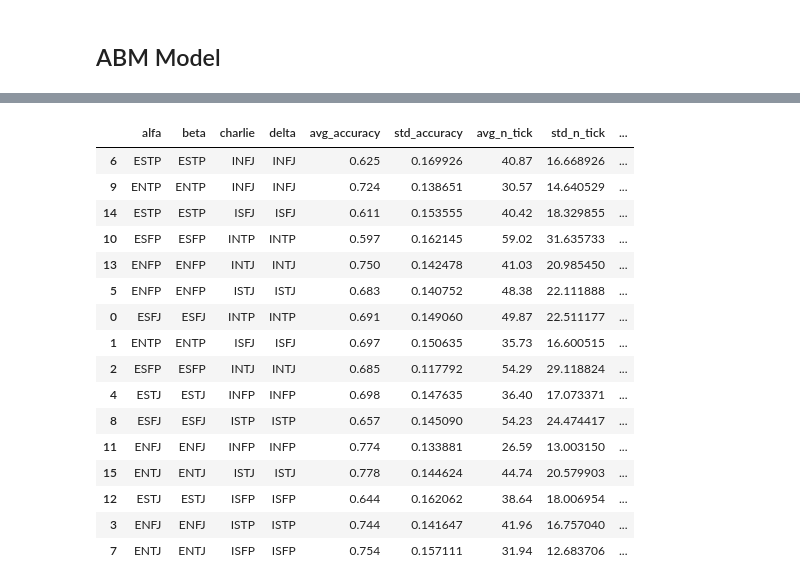
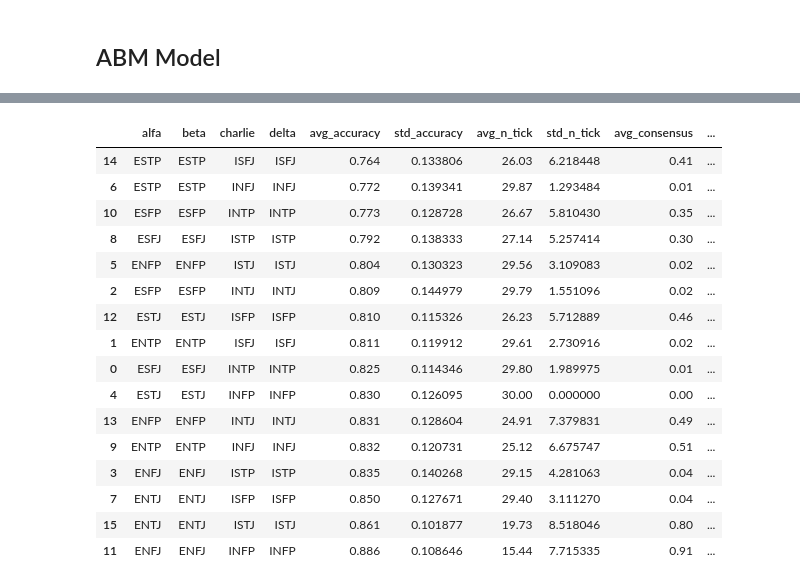
Before and after one commit to MinaAlmasi/ABM-study-group, a Jupyter notebook: ABM_Main.ipynb, the cells around one changed output, grey strips where cells are left out. Cells and saved outputs as stored; diff of their text form; code cells hidden in the pictures.

```diff
--- a/ABM_Main.ipynb
+++ b/ABM_Main.ipynb
@@ -328,6 +364,6 @@ print(studygroup1[0])
 # %%
 # Generating a True Solution
-true_solution_test = true_solution_generator(10, [1, 3])
+true_solution_test = true_solution_generator(10, [1, 2])
 # %%
 # Displaying the True Solution
 true_solution_test[0]
@@ -393,6 +429,7 @@ def exercise_run(student_list: list, max_ticks: int, n_part_exercises: int, rang
     n_tick_list = []
     weak_synergy_list = []
     strong_synergy_list = []
+    consensus_list = []
 
     ## ---- individual level ---- ###
     alfa_accuracy_list = []
@@ -433,6 +470,7 @@ def exercise_run(student_list: list, max_ticks: int, n_part_exercises: int, rang
         ## generating group solution ##
         group_solution = collaborative_solution(studygroup, max_ticks)
         n_tick_list.append(group_solution[1]) # appending the number of ticks
+        consensus_list.append(group_solution[2]) # appending whether a consensus was reached or not
 
         ## ---- MEASURES ---- ##
         ## calculating degree of adaptation ##
@@ -457,6 +495,7 @@ def exercise_run(student_list: list, max_ticks: int, n_part_exercises: int, rang
 
 
 
+    diversity_score = diversity_score_calculator(student_list)
 
     ## calculating the mean and standard deivations ##
     # ---- group level ---- #
@@ -465,6 +504,9 @@ def exercise_run(student_list: list, max_ticks: int, n_part_exercises: int, rang
 
     avg_group_n_tick = np.mean(n_tick_list)
     std_group_n_tick = np.std(n_tick_list)
+
+    avg_consensus = np.mean(consensus_list)
+    std_consensus = np.std(consensus_list)
 
     avg_weak_synergy  = np.mean(weak_synergy_list)
     std_weak_synergy = np.std(weak_synergy_list)
@@ -500,10 +542,13 @@ def exercise_run(student_list: list, max_ticks: int, n_part_exercises: int, rang
     'std_accuracy': std_group_accuracy,
     'avg_n_tick': avg_group_n_tick,
     'std_n_tick': std_group_n_tick,
+    'avg_consensus': avg_consensus,
+    'std_consensus': std_consensus,
     'avg_weak_synergy': avg_weak_synergy,
     'std_weak_synergy': std_weak_synergy,
     'avg_strong_synergy': avg_strong_synergy,
-    'std_strong_synergy': std_strong_synergy}
+    'std_strong_synergy': std_strong_synergy,
+    'diversity_score': diversity_score}
 
     exercise_run_list_ind = list(zip(student_list,
                                     [student_list, student_list, student_list, student_list],
@@ -514,7 +559,7 @@ def exercise_run(student_list: list, max_ticks: int, n_part_exercises: int, rang
     return exercise_run_dict_group, exercise_run_list_ind
 # %%
 def abm_model(condition, max_ticks: int, n_part_exercises: int, range_solution: list, n_simulations: int):
-    condition_group_df = pd.DataFrame(columns = ['alfa', 'beta', 'charlie', 'delta', 'avg_accuracy', 'std_accuracy', 'avg_n_tick', 'std_n_tick', 'avg_weak_synergy', 'std_weak_synergy', 'avg_strong_synergy', 'std_strong_synergy'])
+    condition_group_df = pd.DataFrame(columns = ['alfa', 'beta', 'charlie', 'delta', 'avg_accuracy', 'std_accuracy', 'avg_n_tick', 'std_n_tick', 'avg_consensus', 'std_consensus', 'avg_weak_synergy', 'std_weak_synergy', 'avg_strong_synergy', 'std_strong_synergy', 'diversity_score'])
     condition_ind_df = pd.DataFrame(columns=['type', 'studygroup', 'avg_accuracy', 'std_accuracy', 'avg_adaptation']) #'avg_accuracy', 'contribution', 'n_presentations'])
 
     for i in (range(len(condition.index))):
@@ -561,6 +606,6 @@ sorted_wsynergy_homogenous
 # %%
 fifty_ind, fifty_group = abm_model(condition = fiftyfifty,
-        max_ticks = 200,
+        max_ticks = 30,
         n_part_exercises = 10,
         range_solution = [1, 9],
         n_simulations = 100
@@ -568,23 +615,23 @@ fifty_ind, fifty_group = abm_model(condition = fiftyfifty,
 # %%
-sorted_wsynergy_fifty = fifty_group.sort_values("avg_weak_synergy", ascending = True)
+sorted_wsynergy_fifty = fifty_group.sort_values("avg_accuracy", ascending = True)
 sorted_wsynergy_fifty
 # %% [output]
-|  | alfa | beta | charlie | delta | avg_accuracy | std_accuracy | avg_n_tick | std_n_tick | ... |
-| 6 | ESTP | ESTP | INFJ | INFJ | 0.625 | 0.169926 | 40.87 | 16.668926 | ... |
-| 9 | ENTP | ENTP | INFJ | INFJ | 0.724 | 0.138651 | 30.57 | 14.640529 | ... |
-| 14 | ESTP | ESTP | ISFJ | ISFJ | 0.611 | 0.153555 | 40.42 | 18.329855 | ... |
-| 10 | ESFP | ESFP | INTP | INTP | 0.597 | 0.162145 | 59.02 | 31.635733 | ... |
-| 13 | ENFP | ENFP | INTJ | INTJ | 0.750 | 0.142478 | 41.03 | 20.985450 | ... |
-| 5 | ENFP | ENFP | ISTJ | ISTJ | 0.683 | 0.140752 | 48.38 | 22.111888 | ... |
-| 0 | ESFJ | ESFJ | INTP | INTP | 0.691 | 0.149060 | 49.87 | 22.511177 | ... |
-| 1 | ENTP | ENTP | ISFJ | ISFJ | 0.697 | 0.150635 | 35.73 | 16.600515 | ... |
-| 2 | ESFP | ESFP | INTJ | INTJ | 0.685 | 0.117792 | 54.29 | 29.118824 | ... |
-| 4 | ESTJ | ESTJ | INFP | INFP | 0.698 | 0.147635 | 36.40 | 17.073371 | ... |
-| 8 | ESFJ | ESFJ | ISTP | ISTP | 0.657 | 0.145090 | 54.23 | 24.474417 | ... |
-| 11 | ENFJ | ENFJ | INFP | INFP | 0.774 | 0.133881 | 26.59 | 13.003150 | ... |
-| 15 | ENTJ | ENTJ | ISTJ | ISTJ | 0.778 | 0.144624 | 44.74 | 20.579903 | ... |
-| 12 | ESTJ | ESTJ | ISFP | ISFP | 0.644 | 0.162062 | 38.64 | 18.006954 | ... |
-| 3 | ENFJ | ENFJ | ISTP | ISTP | 0.744 | 0.141647 | 41.96 | 16.757040 | ... |
-| 7 | ENTJ | ENTJ | ISFP | ISFP | 0.754 | 0.157111 | 31.94 | 12.683706 | ... |
+|  | alfa | beta | charlie | delta | avg_accuracy | std_accuracy | avg_n_tick | std_n_tick | avg_consensus | ... |
+| 14 | ESTP | ESTP | ISFJ | ISFJ | 0.764 | 0.133806 | 26.03 | 6.218448 | 0.41 | ... |
+| 6 | ESTP | ESTP | INFJ | INFJ | 0.772 | 0.139341 | 29.87 | 1.293484 | 0.01 | ... |
+| 10 | ESFP | ESFP | INTP | INTP | 0.773 | 0.128728 | 26.67 | 5.810430 | 0.35 | ... |
+| 8 | ESFJ | ESFJ | ISTP | ISTP | 0.792 | 0.138333 | 27.14 | 5.257414 | 0.30 | ... |
+| 5 | ENFP | ENFP | ISTJ | ISTJ | 0.804 | 0.130323 | 29.56 | 3.109083 | 0.02 | ... |
+| 2 | ESFP | ESFP | INTJ | INTJ | 0.809 | 0.144979 | 29.79 | 1.551096 | 0.02 | ... |
+| 12 | ESTJ | ESTJ | ISFP | ISFP | 0.810 | 0.115326 | 26.23 | 5.712889 | 0.46 | ... |
+| 1 | ENTP | ENTP | ISFJ | ISFJ | 0.811 | 0.119912 | 29.61 | 2.730916 | 0.02 | ... |
+| 0 | ESFJ | ESFJ | INTP | INTP | 0.825 | 0.114346 | 29.80 | 1.989975 | 0.01 | ... |
+| 4 | ESTJ | ESTJ | INFP | INFP | 0.830 | 0.126095 | 30.00 | 0.000000 | 0.00 | ... |
+| 13 | ENFP | ENFP | INTJ | INTJ | 0.831 | 0.128604 | 24.91 | 7.379831 | 0.49 | ... |
+| 9 | ENTP | ENTP | INFJ | INFJ | 0.832 | 0.120731 | 25.12 | 6.675747 | 0.51 | ... |
+| 3 | ENFJ | ENFJ | ISTP | ISTP | 0.835 | 0.140268 | 29.15 | 4.281063 | 0.04 | ... |
+| 7 | ENTJ | ENTJ | ISFP | ISFP | 0.850 | 0.127671 | 29.40 | 3.111270 | 0.04 | ... |
+| 15 | ENTJ | ENTJ | ISTJ | ISTJ | 0.861 | 0.101877 | 19.73 | 8.518046 | 0.80 | ... |
+| 11 | ENFJ | ENFJ | INFP | INFP | 0.886 | 0.108646 | 15.44 | 7.715335 | 0.91 | ... |
 # %%
 hetero_ind, hetero_group = abm_model(condition = heterogenous,
```
Also changed, not shown: parts of 21 cells of this notebook.
